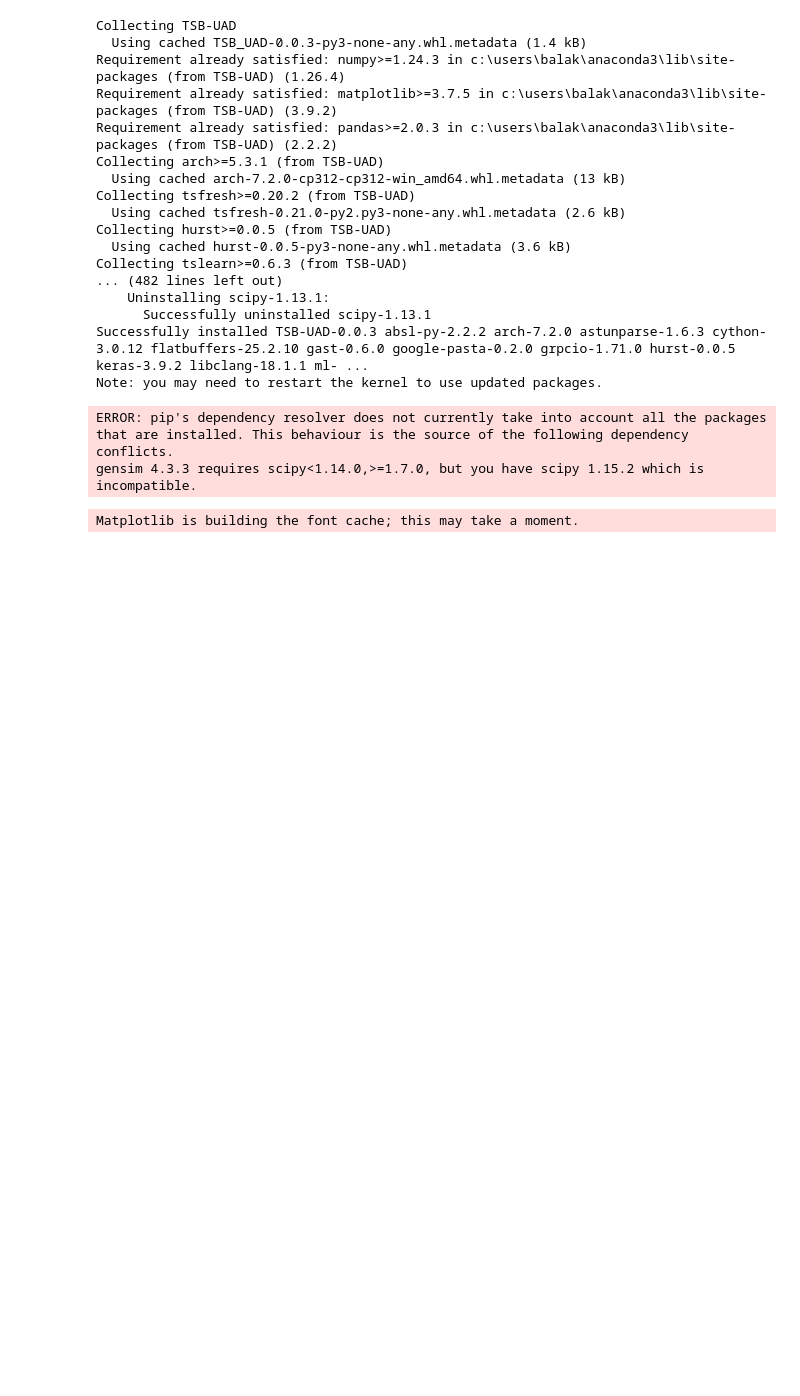
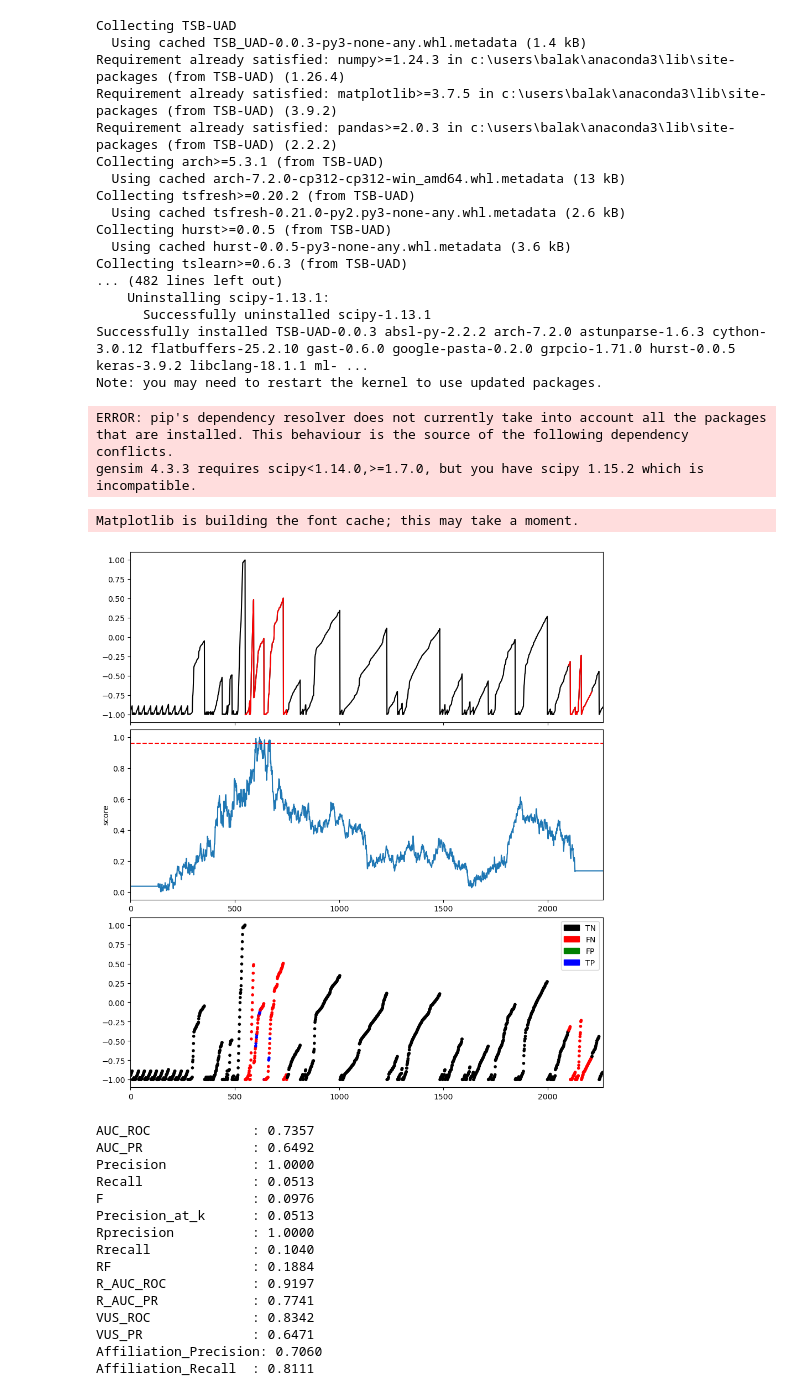
Before and after one commit to balaktsis/StreamingAnomalyLabeling, a Jupyter notebook: ad.ipynb, the cells around one changed output. Drawn from its saved outputs; the diff is of its cells as text; code cells hidden in the pictures; blank space fills up the shorter version.

Commit message:
IForest example

```diff
--- a/ad.ipynb
+++ b/ad.ipynb
@@ -61,3 +61,66 @@ norm3_ts = np.concatenate([series_list[0],series_list[1],series_list[2]], axis=0
 norm3_labels = np.concatenate([label_list[0],label_list[1],label_list[2]], axis=0)
 norm4_ts = np.concatenate(series_list, axis=0)
 norm4_labels = np.concatenate(label_list, axis=0)
+
+series = [norm1_ts, norm2_ts, norm3_ts, norm4_ts]
+labels = [norm1_labels, norm2_labels, norm3_labels, norm4_labels]
+# %%
+# Perform IForest on the first time series
+data  = series[0]
+label = labels[0]
+
+slidingWindow = find_length(data)
+X_data        = Window(window=slidingWindow) \
+                    .convert(data) \
+                    .to_numpy()
+
+clf = IForest(n_jobs=2,
+              random_state=42)
+clf.fit(X_data)                     # unsupervised fit
+
+scores = clf.decision_scores_      # shape = (n_windows,)
+
+# align scores with original time-series length
+scores = MinMaxScaler(feature_range=(0,1)) \
+            .fit_transform(scores.reshape(-1,1)) \
+            .ravel()
+
+# pad so scores[i] aligns with data[i]
+pad_before = math.ceil((slidingWindow-1)/2)
+pad_after  = (slidingWindow-1)//2
+scores = np.concatenate([
+    np.full(pad_before, scores[0]),
+    scores,
+    np.full(pad_after,  scores[-1])
+])
+
+plotFig(data, label, scores,
+        slidingWindow=slidingWindow,
+        fileName="norm1_ts",
+        modelName="IForest")
+plt.show()
+
+results = get_metrics(scores,
+                      label,
+                      metric="all",
+                      slidingWindow=slidingWindow)
+
+for m, v in results.items():
+    print(f"{m:20s}: {v:.4f}")
+# %% [output]
+[figure, added]
+AUC_ROC             : 0.7357
+AUC_PR              : 0.6492
+Precision           : 1.0000
+Recall              : 0.0513
+F                   : 0.0976
+Precision_at_k      : 0.0513
+Rprecision          : 1.0000
+Rrecall             : 0.1040
+RF                  : 0.1884
+R_AUC_ROC           : 0.9197
+R_AUC_PR            : 0.7741
+VUS_ROC             : 0.8342
+VUS_PR              : 0.6471
+Affiliation_Precision: 0.7060
+Affiliation_Recall  : 0.8111
```
Also changed, not shown: 1 other file.
